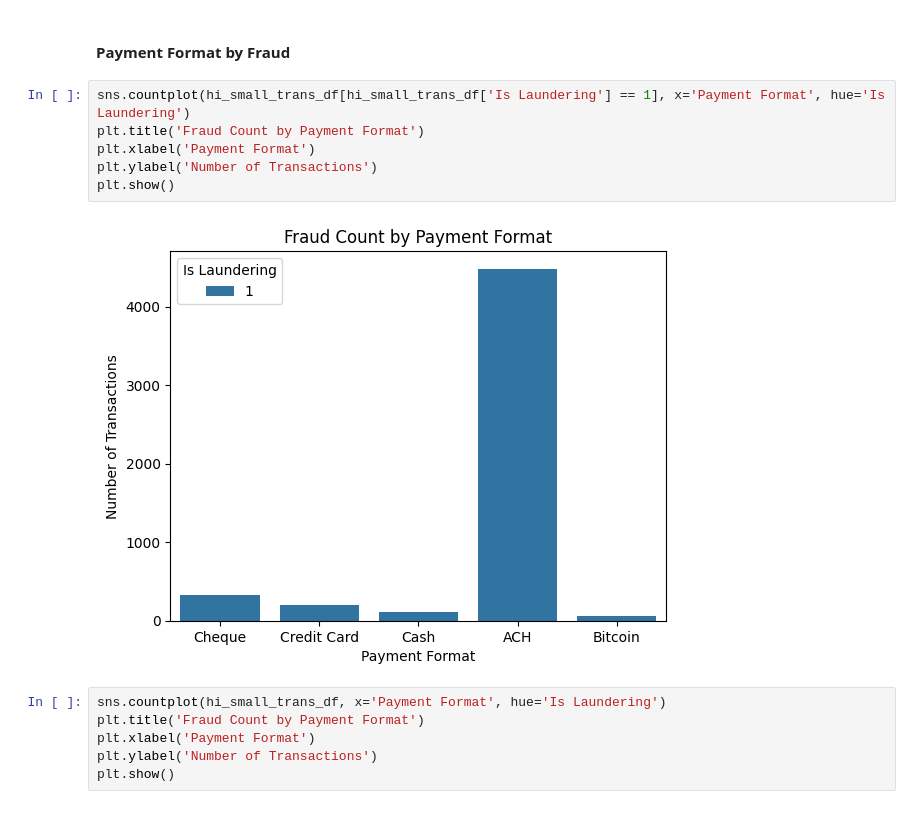
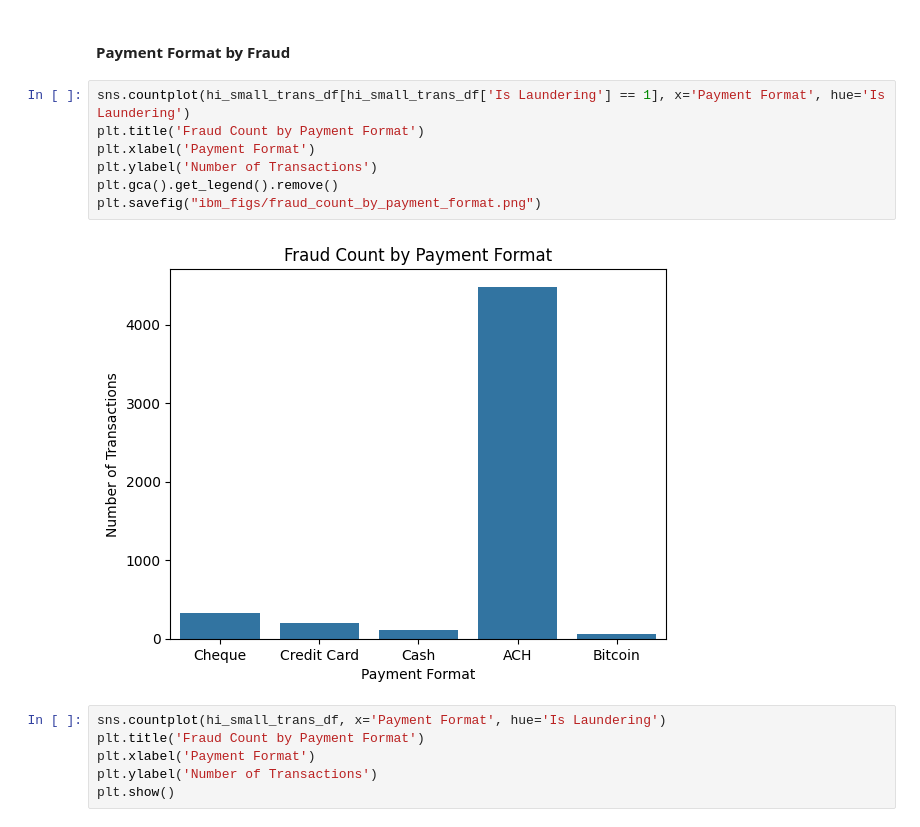
Before and after one commit to calebhadley1/Module-B-semester-2, a Jupyter notebook: ibm_eda.ipynb, the cells around one changed output. Saved outputs shown, nothing was run; the diff lists cells and outputs as text.

```diff
--- a/ibm_eda.ipynb
+++ b/ibm_eda.ipynb
@@ -534,11 +668,12 @@ sns.histplot(data=hi_small_trans_sample_df[hi_small_trans_sample_df['Amount_Paid
 # %%
 sns.countplot(hi_small_trans_df[hi_small_trans_df['Is Laundering'] == 1], x='Payment Format', hue='Is Laundering')
 plt.title('Fraud Count by Payment Format')
 plt.xlabel('Payment Format')
 plt.ylabel('Number of Transactions')
-plt.show()
+plt.gca().get_legend().remove()
+plt.savefig("ibm_figs/fraud_count_by_payment_format.png")
 # %% [output]
-[figure, old version]
+[figure, new version]
 # %%
 sns.countplot(hi_small_trans_df, x='Payment Format', hue='Is Laundering')
 plt.title('Fraud Count by Payment Format')
```
Also changed, not shown: parts of 16 cells of this notebook, 3 other files.
